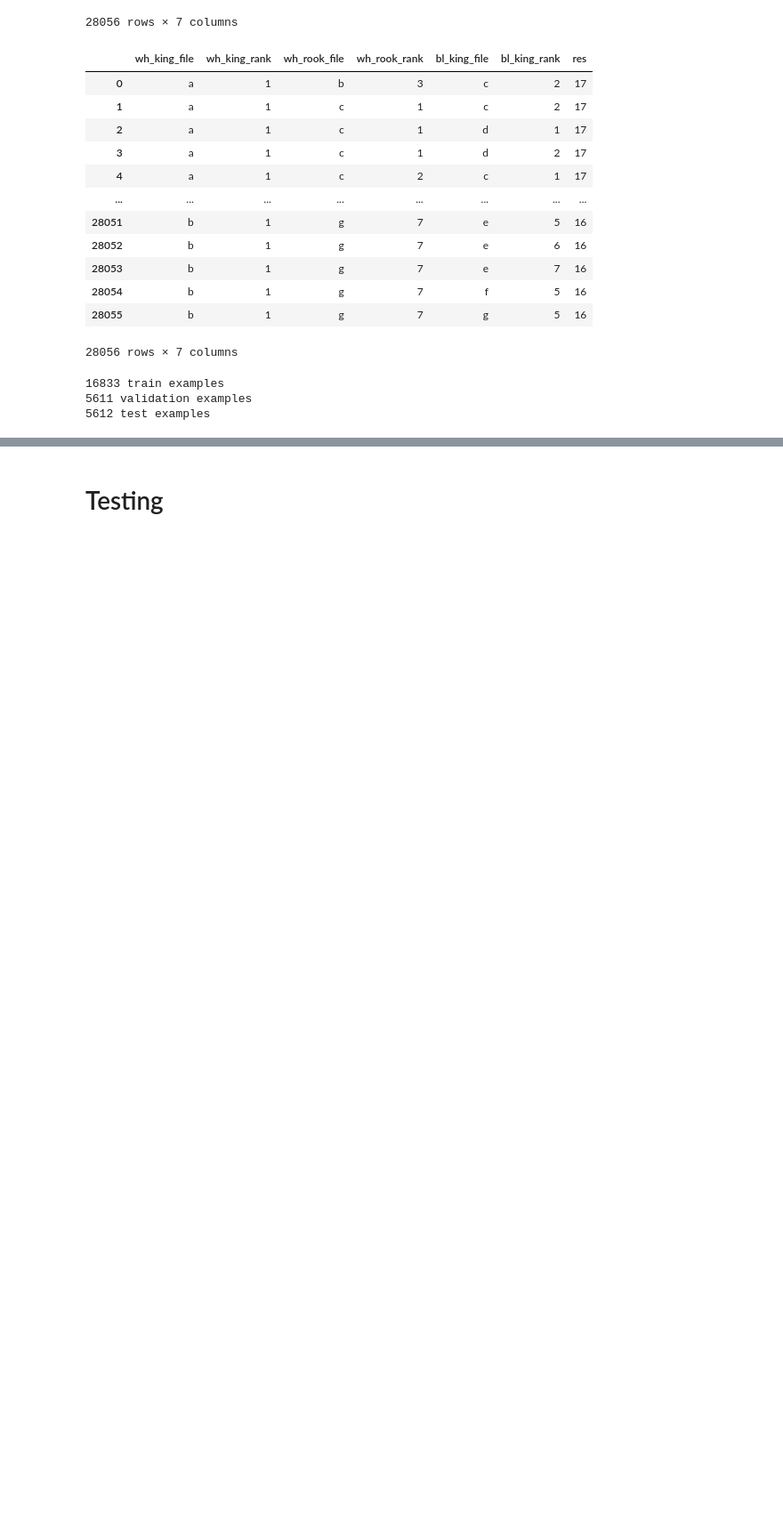
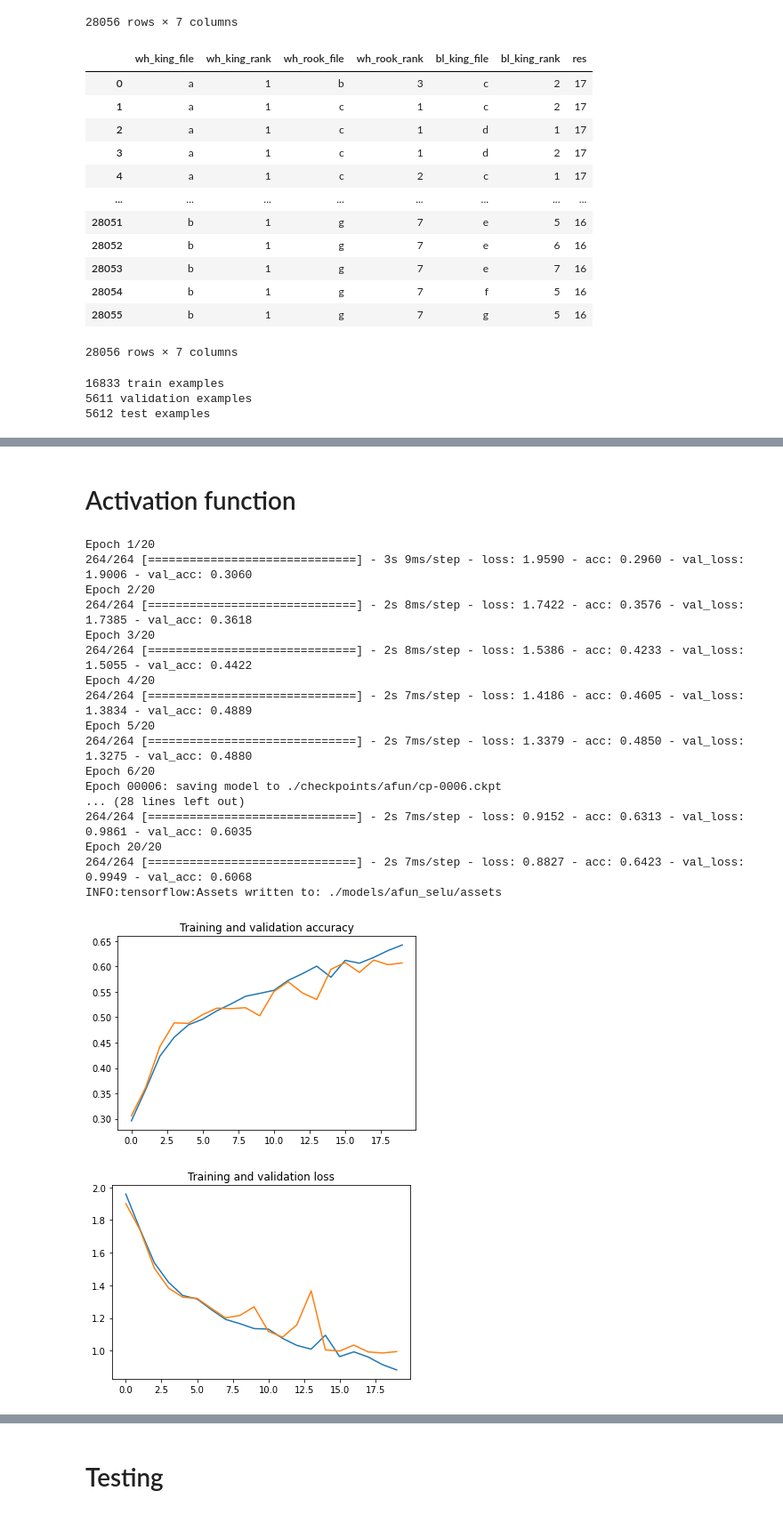
Before and after one commit to pacifi5t/neural-networks, a Jupyter notebook: lab1.ipynb, the cells around one changed output, grey strips where cells are left out. Shown: that part at 89% size. Saved outputs shown, nothing was run; the diff lists cells and outputs as text; code cells hidden in the pictures; blank space fills up the shorter version.

```diff
--- a/lab1.ipynb
+++ b/lab1.ipynb
@@ -127,0 +220,49 @@ for column in ['wh_king_file', 'wh_rook_file', 'bl_king_file']:
+# %% [markdown]
+# Activation function
+# %%
+all_features = tf.keras.layers.concatenate(encoded_features)
+
+checkpoint_path = './checkpoints/afun/'
+func = 'selu'
+
+purge_checkpoints()
+
+x = layers.Dense(512, activation=func)(all_features)
+x1 = layers.Dense(512, activation=func)(x)
+x2 = layers.Dense(1024, activation=func)(x1)
+output_layer = layers.Dense(18, activation="softmax")(x2)
+
+model = Model(inputs=all_inputs, outputs=output_layer)
+
+model.compile(optimizer='adam',
+              loss='sparse_categorical_crossentropy',
+              metrics=['acc'])
+
+history = model.fit(train_ds,
+                    validation_data=val_ds,
+                    epochs=20,
+                    batch_size=batch_size,
+                    callbacks=[get_cp_callback(checkpoint_path + 'cp-{epoch:04d}.ckpt')])
+
+model.save('./models/afun_selu')
+plotHistory(history)
+# %% [output]
+Epoch 1/20
+264/264 [==============================] - 3s 9ms/step - loss: 1.9590 - acc: 0.2960 - val_loss: 1.9006 - val_acc: 0.3060
+Epoch 2/20
+264/264 [==============================] - 2s 8ms/step - loss: 1.7422 - acc: 0.3576 - val_loss: 1.7385 - val_acc: 0.3618
+Epoch 3/20
+264/264 [==============================] - 2s 8ms/step - loss: 1.5386 - acc: 0.4233 - val_loss: 1.5055 - val_acc: 0.4422
+Epoch 4/20
+264/264 [==============================] - 2s 7ms/step - loss: 1.4186 - acc: 0.4605 - val_loss: 1.3834 - val_acc: 0.4889
+Epoch 5/20
+264/264 [==============================] - 2s 7ms/step - loss: 1.3379 - acc: 0.4850 - val_loss: 1.3275 - val_acc: 0.4880
+Epoch 6/20
+Epoch 00006: saving model to ./checkpoints/afun/cp-0006.ckpt
+... (28 lines left out)
+264/264 [==============================] - 2s 7ms/step - loss: 0.9152 - acc: 0.6313 - val_loss: 0.9861 - val_acc: 0.6035
+Epoch 20/20
+264/264 [==============================] - 2s 7ms/step - loss: 0.8827 - acc: 0.6423 - val_loss: 0.9949 - val_acc: 0.6068
+INFO:tensorflow:Assets written to: ./models/afun_selu/assets
+[figure, added]
+[figure, added]
```
Also changed, not shown: parts of 22 cells of this notebook.
